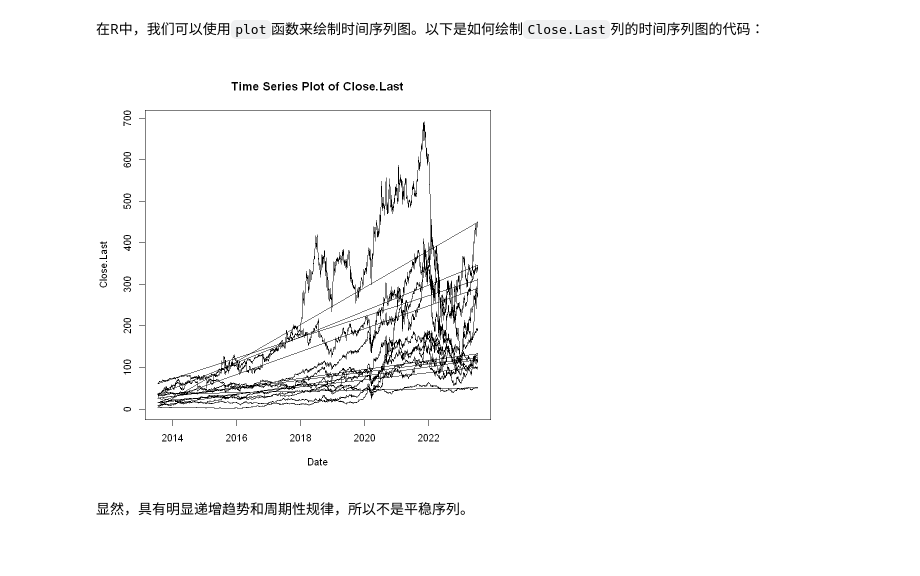
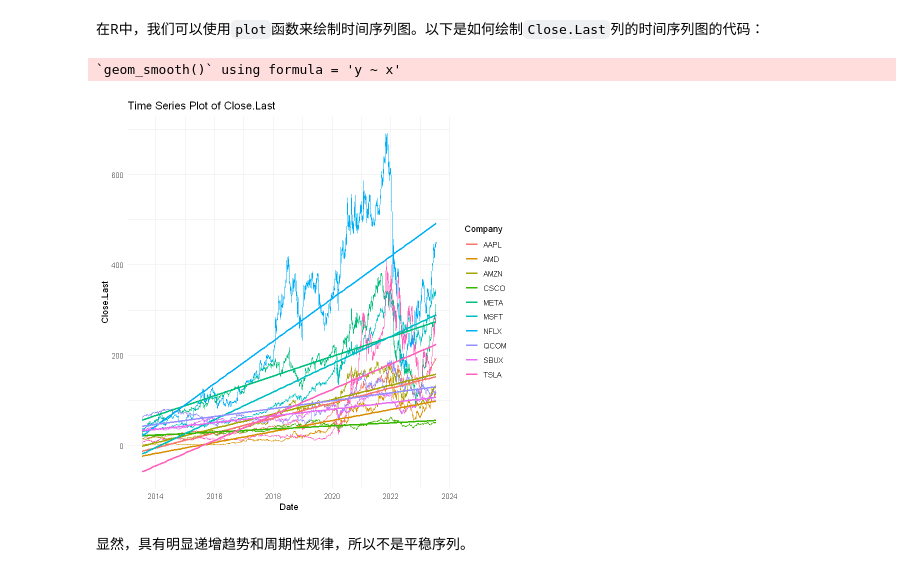
Before and after one commit to wuhang03/Statistical-Analysis-and-Modeling, a Jupyter notebook: 时序模型.ipynb, the cells around one changed output. Saved outputs shown, nothing was run; the diff lists cells and outputs as text; code cells hidden in the pictures.

```diff
--- a/时序模型.ipynb
+++ b/时序模型.ipynb
@@ -412,10 +471,15 @@ print(potential_stocks)
 # %% [markdown]
 在R中，我们可以使用`plot`函数来绘制时间序列图。以下是如何绘制`Close.Last`列的时间序列图的代码：
 # %%
-# 绘制时间序列图
-plot(data$Date, data$Close.Last, type = "l", xlab = "Date", ylab = "Close.Last", main = "Time Series Plot of Close.Last")
+# 创建图形
+ggplot(data, aes(x = Date, y = Close.Last, color = Company)) +
+    geom_line() +
+    geom_smooth(method = "lm", se = FALSE) + # 添加线性回归线
+    labs(x = "Date", y = "Close.Last", title = "Time Series Plot of Close.Last") +
+    theme_minimal()
 # %% [output]
+`geom_smooth()` using formula = 'y ~ x'
-[figure, old version]
+[figure, new version]
 # %% [markdown]
 显然，具有明显递增趋势和周期性规律，所以不是平稳序列。
 # %% [markdown]
```
Also changed, not shown: parts of 13 cells of this notebook, 3 other files.
